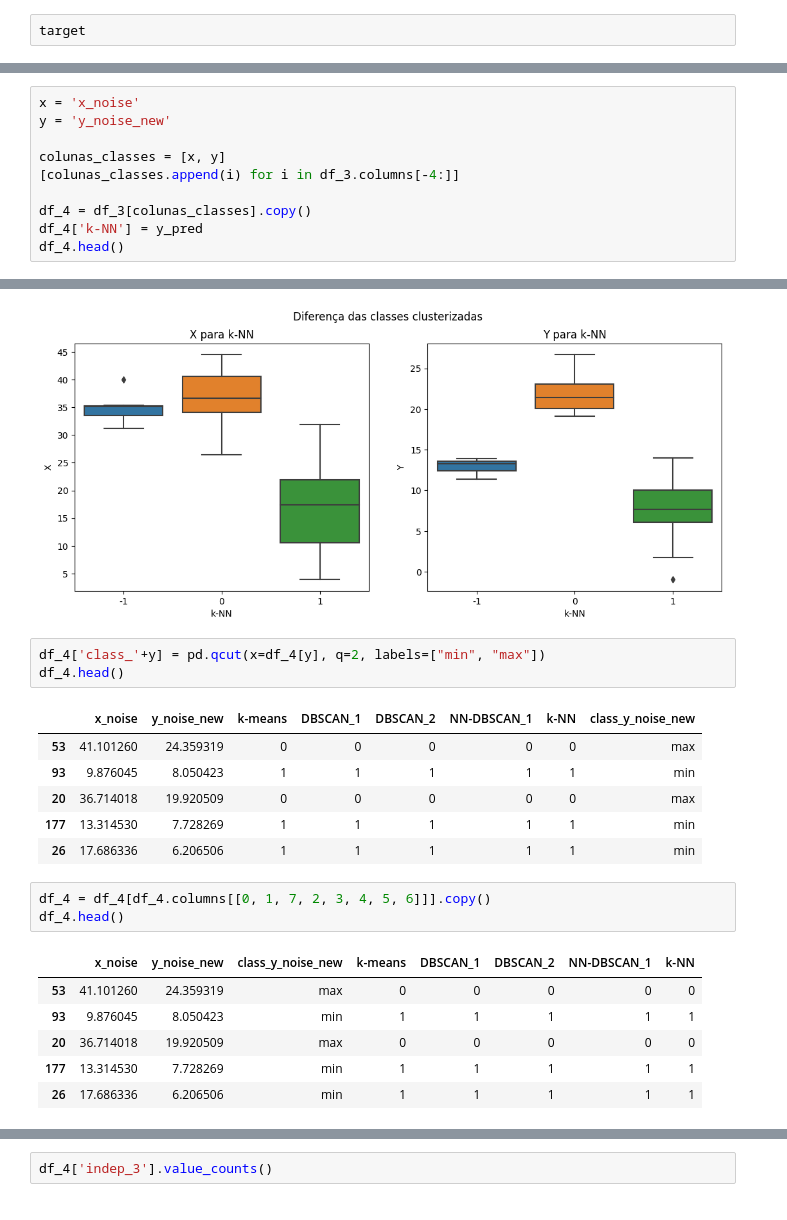
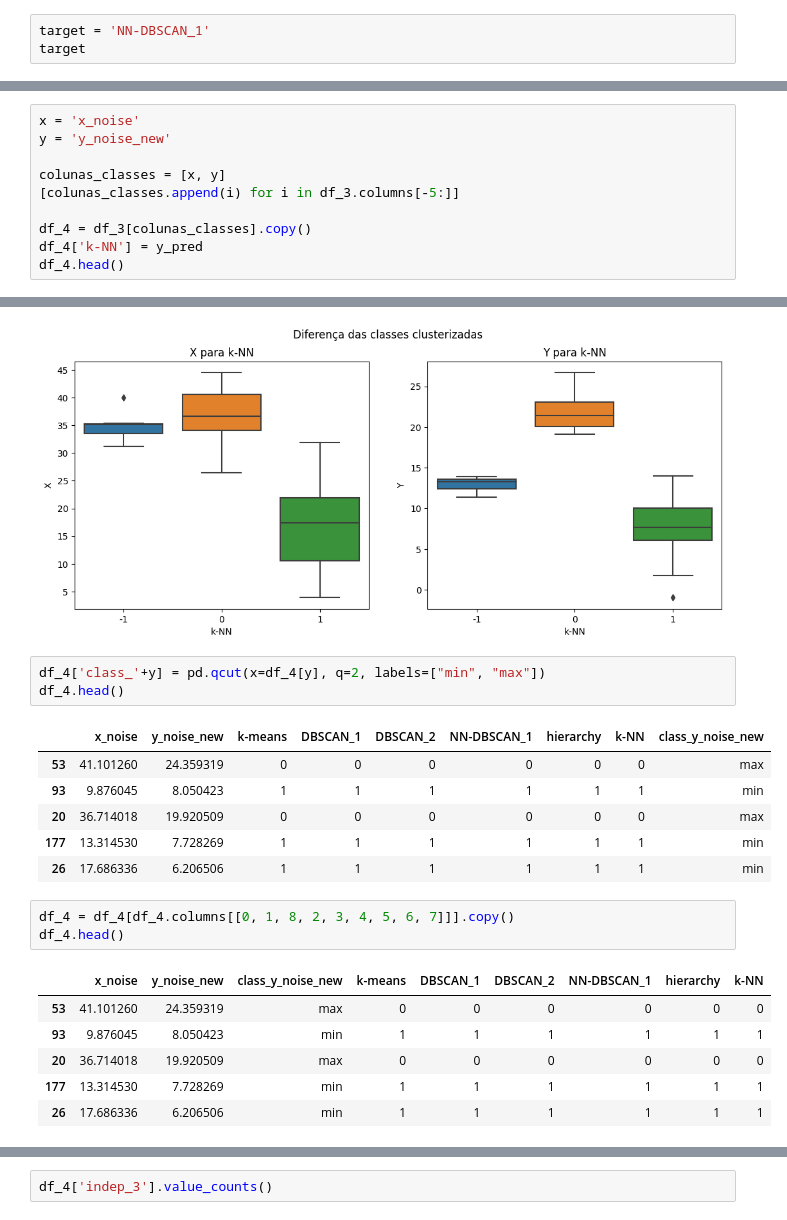
Before and after one commit to Laboratorio-de-Analise-de-Dados/disciplina_python_ml, a Jupyter notebook: dev/script/aulas_teoricas/03-aula-05_03-classif_2026-07-14.ipynb, the cells around one changed output, grey strips where cells are left out. Cells and saved outputs as stored; diff of their text form.

```diff
--- a/dev/script/aulas_teoricas/03-aula-05_03-classif_2026-07-14.ipynb
+++ b/dev/script/aulas_teoricas/03-aula-05_03-classif_2026-07-14.ipynb
@@ -270,6 +286,7 @@ weighted avg       0.81      0.90      0.85        20
 # %% [markdown]
 ### Probabilidade
 # %%
+target = 'NN-DBSCAN_1'
 target
 # %% [output]
 'NN-DBSCAN_1'
@@ -288,7 +305,7 @@ x = 'x_noise'
 y = 'y_noise_new'
 
 colunas_classes = [x, y]
-[colunas_classes.append(i) for i in df_3.columns[-4:]]
+[colunas_classes.append(i) for i in df_3.columns[-5:]]
 
 df_4 = df_3[colunas_classes].copy()
 df_4['k-NN'] = y_pred
@@ -333,22 +350,22 @@ plt.show()
 df_4['class_'+y] = pd.qcut(x=df_4[y], q=2, labels=["min", "max"])
 df_4.head()
 # %% [output]
-|  | x_noise | y_noise_new | k-means | DBSCAN_1 | DBSCAN_2 | NN-DBSCAN_1 | k-NN | class_y_noise_new |
-| 53 | 41.101260 | 24.359319 | 0 | 0 | 0 | 0 | 0 | max |
-| 93 | 9.876045 | 8.050423 | 1 | 1 | 1 | 1 | 1 | min |
-| 20 | 36.714018 | 19.920509 | 0 | 0 | 0 | 0 | 0 | max |
-| 177 | 13.314530 | 7.728269 | 1 | 1 | 1 | 1 | 1 | min |
-| 26 | 17.686336 | 6.206506 | 1 | 1 | 1 | 1 | 1 | min |
+|  | x_noise | y_noise_new | k-means | DBSCAN_1 | DBSCAN_2 | NN-DBSCAN_1 | hierarchy | k-NN | class_y_noise_new |
+| 53 | 41.101260 | 24.359319 | 0 | 0 | 0 | 0 | 0 | 0 | max |
+| 93 | 9.876045 | 8.050423 | 1 | 1 | 1 | 1 | 1 | 1 | min |
+| 20 | 36.714018 | 19.920509 | 0 | 0 | 0 | 0 | 0 | 0 | max |
+| 177 | 13.314530 | 7.728269 | 1 | 1 | 1 | 1 | 1 | 1 | min |
+| 26 | 17.686336 | 6.206506 | 1 | 1 | 1 | 1 | 1 | 1 | min |
 # %%
-df_4 = df_4[df_4.columns[[0, 1, 7, 2, 3, 4, 5, 6]]].copy()
+df_4 = df_4[df_4.columns[[0, 1, 8, 2, 3, 4, 5, 6, 7]]].copy()
 df_4.head()
 # %% [output]
-|  | x_noise | y_noise_new | class_y_noise_new | k-means | DBSCAN_1 | DBSCAN_2 | NN-DBSCAN_1 | k-NN |
-| 53 | 41.101260 | 24.359319 | max | 0 | 0 | 0 | 0 | 0 |
-| 93 | 9.876045 | 8.050423 | min | 1 | 1 | 1 | 1 | 1 |
-| 20 | 36.714018 | 19.920509 | max | 0 | 0 | 0 | 0 | 0 |
-| 177 | 13.314530 | 7.728269 | min | 1 | 1 | 1 | 1 | 1 |
-| 26 | 17.686336 | 6.206506 | min | 1 | 1 | 1 | 1 | 1 |
+|  | x_noise | y_noise_new | class_y_noise_new | k-means | DBSCAN_1 | DBSCAN_2 | NN-DBSCAN_1 | hierarchy | k-NN |
+| 53 | 41.101260 | 24.359319 | max | 0 | 0 | 0 | 0 | 0 | 0 |
+| 93 | 9.876045 | 8.050423 | min | 1 | 1 | 1 | 1 | 1 | 1 |
+| 20 | 36.714018 | 19.920509 | max | 0 | 0 | 0 | 0 | 0 | 0 |
+| 177 | 13.314530 | 7.728269 | min | 1 | 1 | 1 | 1 | 1 | 1 |
+| 26 | 17.686336 | 6.206506 | min | 1 | 1 | 1 | 1 | 1 | 1 |
 # %%
 df_4.rename(columns={
                     'x_noise':'indep_1',
```
Also changed, not shown: parts of 66 cells of this notebook, 23 other files.
